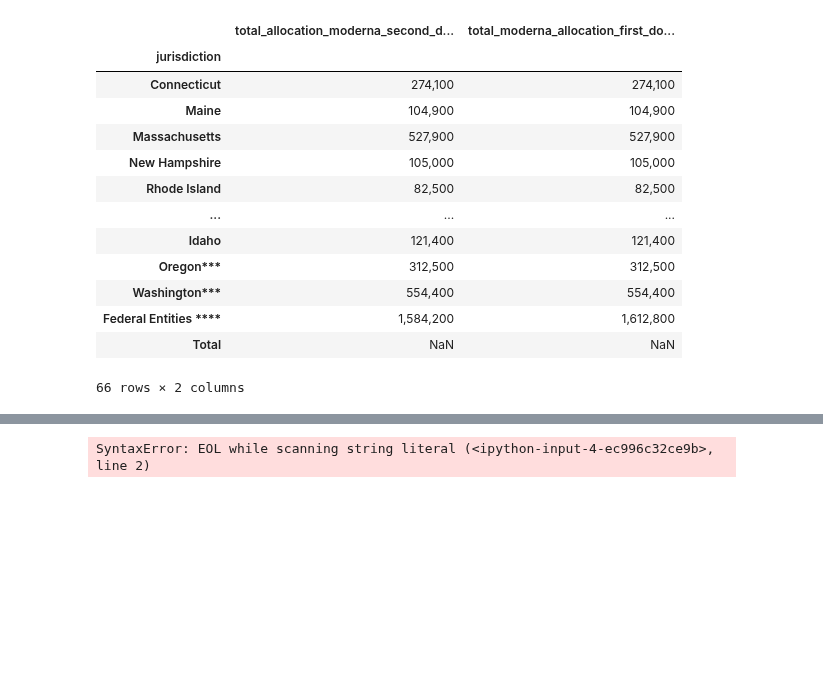
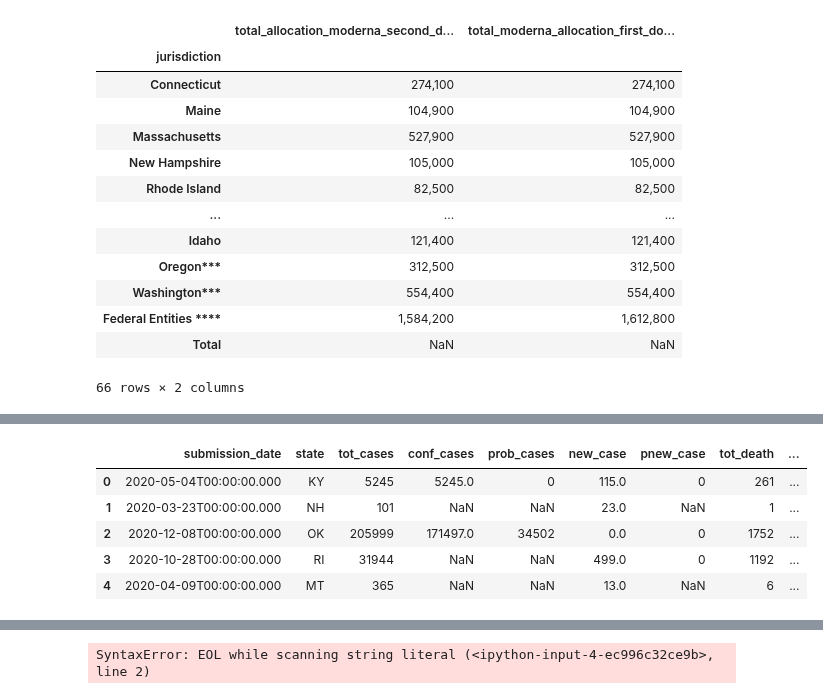
Before and after one commit to tduron3/I_Have_No_Clue, a Jupyter notebook: Project_2.ipynb, the cells around one changed output, grey strips where cells are left out. Saved outputs shown, nothing was run; the diff lists cells and outputs as text; code cells hidden in the pictures; blank space fills up the shorter version.

```diff
--- a/Project_2.ipynb
+++ b/Project_2.ipynb
@@ -137,0 +108,14 @@ dir(pd)
+# %%
+#Retrieve Data of Cases and Deaths Per State
+
+url3 = "https://data.cdc.gov/resource/9mfq-cb36.json"
+
+# query_url2 = f"{url3}"
+
+# print(query_url2)
+print(url3)
+
+# vacc_response = requests.get(query_url2)
+st_case_death_json = requests.get(url3).json()
+
+st_case_death_json
@@ -138,3 +141,13 @@ dir(pd)
+# %%
+df_state_data = pd.DataFrame(st_case_death_json)
+df_state_data.head()
+# %% [output]
+|  | submission_date | state | tot_cases | conf_cases | prob_cases | new_case | pnew_case | tot_death | ... |
+| 0 | 2020-05-04T00:00:00.000 | KY | 5245 | 5245.0 | 0 | 115.0 | 0 | 261 | ... |
+| 1 | 2020-03-23T00:00:00.000 | NH | 101 | NaN | NaN | 23.0 | NaN | 1 | ... |
+| 2 | 2020-12-08T00:00:00.000 | OK | 205999 | 171497.0 | 34502 | 0.0 | 0 | 1752 | ... |
+| 3 | 2020-10-28T00:00:00.000 | RI | 31944 | NaN | NaN | 499.0 | 0 | 1192 | ... |
+| 4 | 2020-04-09T00:00:00.000 | MT | 365 | NaN | NaN | 13.0 | NaN | 6 | ... |
 # %%
 # Build Query
 
```
Also changed, not shown: parts of 7 cells of this notebook.
